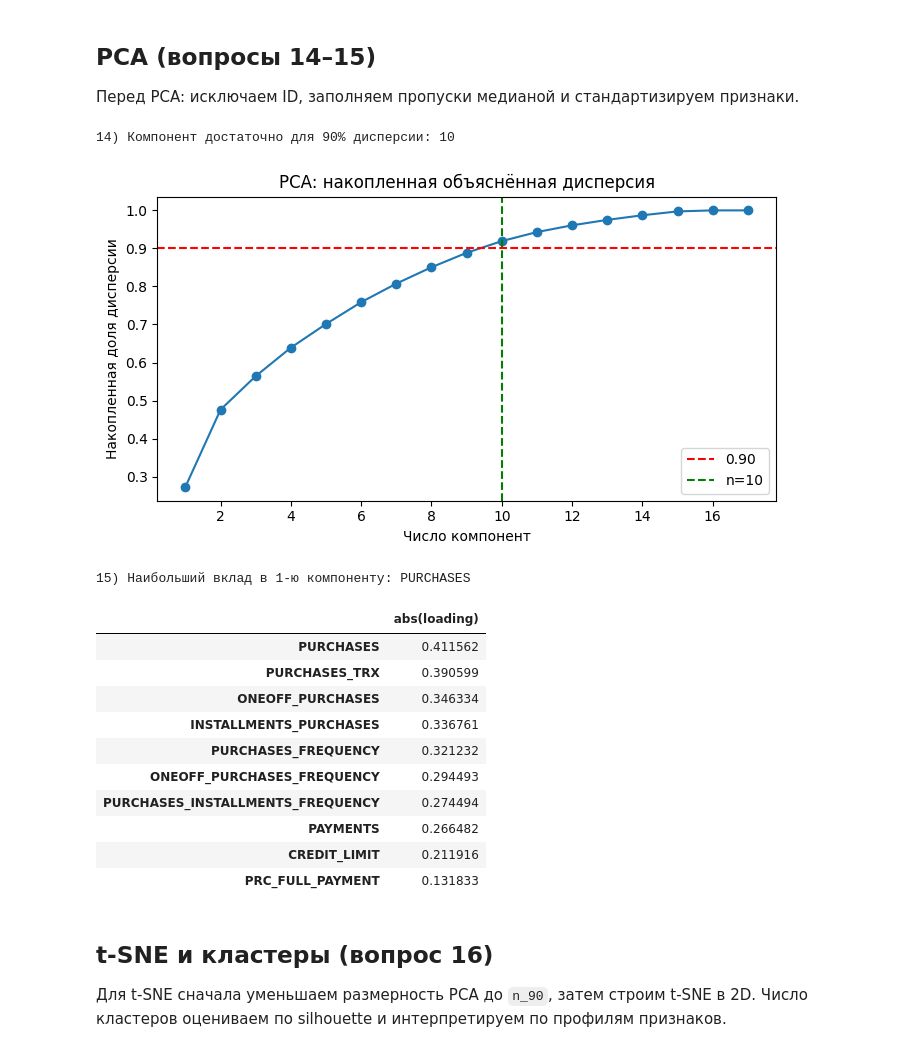
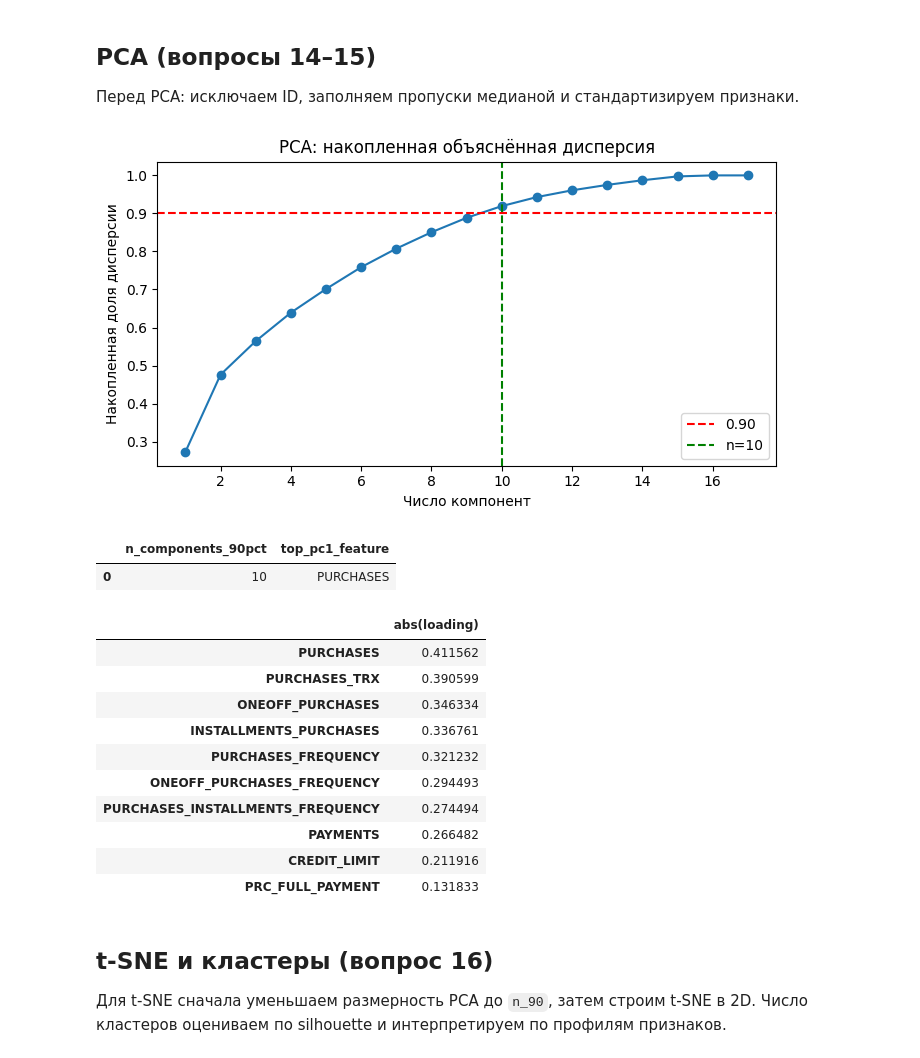
Before and after one commit to TinkyWinner/AI, a Jupyter notebook: Нир/task5_ccdata_pca.ipynb, the cells around one changed output. Saved outputs shown, nothing was run; the diff lists cells and outputs as text; code cells hidden in the pictures.

```diff
--- a/Нир/task5_ccdata_pca.ipynb
+++ b/Нир/task5_ccdata_pca.ipynb
@@ -225,60 +229,62 @@ INSTALLMENTS_PURCHASES                    PURCHASES_TRX  0.628108
 
 Перед PCA: исключаем ID, заполняем пропуски медианой и стандартизируем признаки.
 # %%
-# Исключаем бессмысленные идентификаторы (если есть)
+# Убираем ID и нечисловые поля перед PCA
 id_cols = [c for c in data.columns if 'id' in c.lower()]
 use_cols = [c for c in data.columns if c not in id_cols]
 
 X_raw = data[use_cols].copy()
 
-# Категориальные (обычно только CUST_ID) исключаем из PCA
 cat_cols2 = X_raw.select_dtypes(include=['object', 'category']).columns.tolist()
 X_num = X_raw.drop(columns=cat_cols2)
 
+# Импутация и стандартизация для PCA
 imputer = SimpleImputer(strategy='median')
 scaler = StandardScaler()
 X_imputed = imputer.fit_transform(X_num)
 X_scaled = scaler.fit_transform(X_imputed)
 
+# Считаем PCA на всех компонентах, чтобы выбрать порог по дисперсии
 pca_full = PCA(random_state=RANDOM_STATE)
 X_pca_full = pca_full.fit_transform(X_scaled)
 cum_var = np.cumsum(pca_full.explained_variance_ratio_)
 n_90 = int(np.argmax(cum_var >= 0.90) + 1)
-
-print('14) Компонент достаточно для 90% дисперсии:', n_90)
 
 plt.figure(figsize=(7, 4))
 plt.plot(range(1, len(cum_var) + 1), cum_var, marker='o')
 plt.axhline(0.90, color='red', linestyle='--', label='0.90')
 plt.axvline(n_90, color='green', linestyle='--', label=f'n={n_90}')
 plt.xlabel('Число компонент')
 plt.ylabel('Накопленная доля дисперсии')
 plt.title('PCA: накопленная объяснённая дисперсия')
 plt.legend()
 plt.tight_layout()
 plt.show()
 
-# 15) Признак с максимальным вкладом в 1-ю компоненту
 pc1_loadings = pd.Series(pca_full.components_[0], index=X_num.columns)
 top_feature_pc1 = pc1_loadings.abs().sort_values(ascending=False).index[0]
-print('15) Наибольший вклад в 1-ю компоненту:', top_feature_pc1)
 
+pca_summary = pd.DataFrame([{
+    'n_components_90pct': n_90,
+    'top_pc1_feature': top_feature_pc1,
+}])
+display(pca_summary)
 display(pc1_loadings.abs().sort_values(ascending=False).head(10).to_frame('abs(loading)'))
 # %% [output]
-14) Компонент достаточно для 90% дисперсии: 10
 [figure]
-15) Наибольший вклад в 1-ю компоненту: PURCHASES
-|  | abs(loading) |
-| PURCHASES | 0.411562 |
-| PURCHASES_TRX | 0.390599 |
-| ONEOFF_PURCHASES | 0.346334 |
-| INSTALLMENTS_PURCHASES | 0.336761 |
-| PURCHASES_FREQUENCY | 0.321232 |
-| ONEOFF_PURCHASES_FREQUENCY | 0.294493 |
-| PURCHASES_INSTALLMENTS_FREQUENCY | 0.274494 |
-| PAYMENTS | 0.266482 |
-| CREDIT_LIMIT | 0.211916 |
-| PRC_FULL_PAYMENT | 0.131833 |
+|  | n_components_90pct | top_pc1_feature |
+| 0 | 10 | PURCHASES |
+|  | abs(loading) |
+| PURCHASES | 0.411562 |
+| PURCHASES_TRX | 0.390599 |
+| ONEOFF_PURCHASES | 0.346334 |
+| INSTALLMENTS_PURCHASES | 0.336761 |
+| PURCHASES_FREQUENCY | 0.321232 |
+| ONEOFF_PURCHASES_FREQUENCY | 0.294493 |
+| PURCHASES_INSTALLMENTS_FREQUENCY | 0.274494 |
+| PAYMENTS | 0.266482 |
+| CREDIT_LIMIT | 0.211916 |
+| PRC_FULL_PAYMENT | 0.131833 |
 # %% [markdown]
 ## t‑SNE и кластеры (вопрос 16)
 
```
Also changed, not shown: parts of 3 cells of this notebook, 1 other file.
